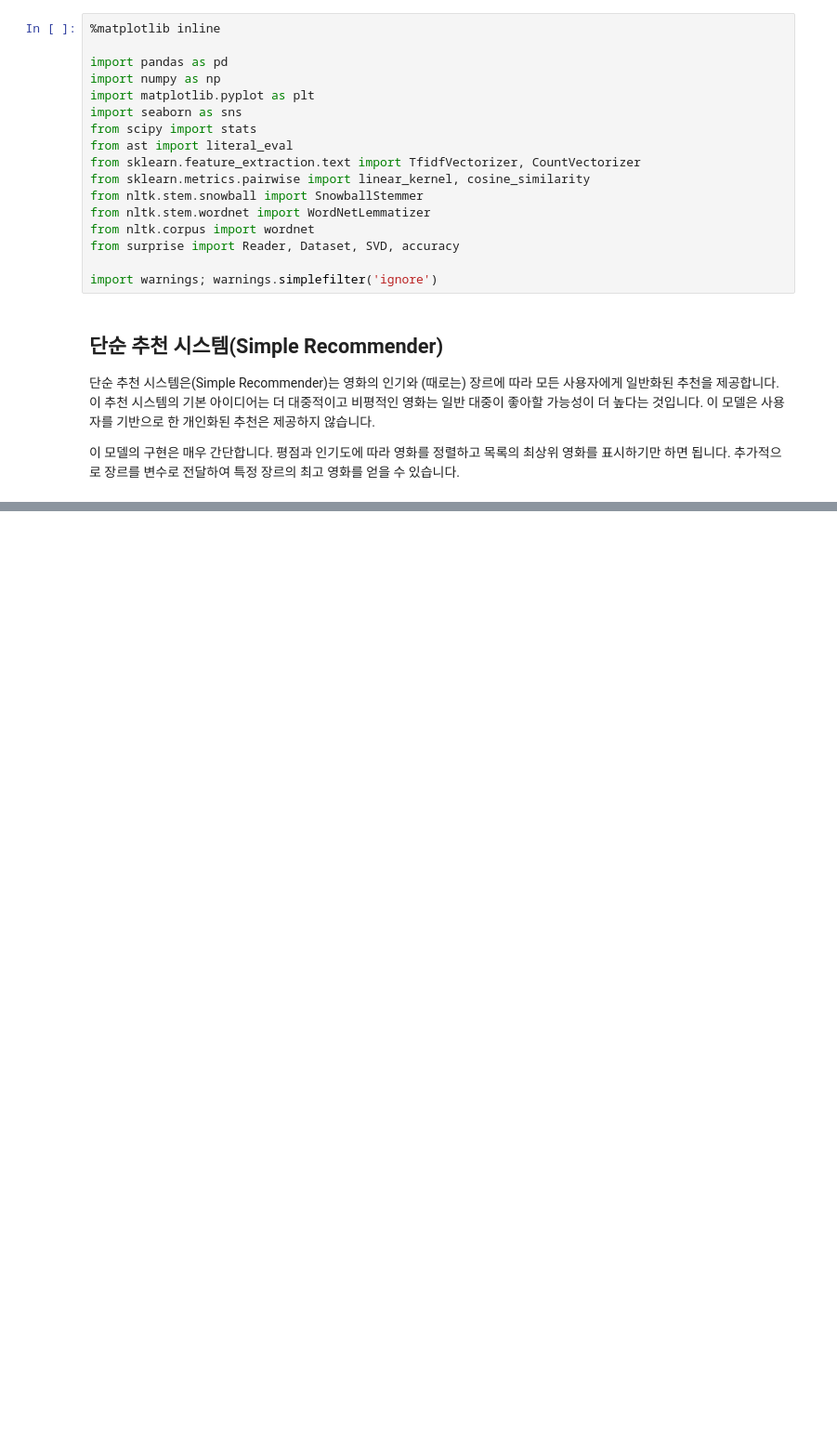
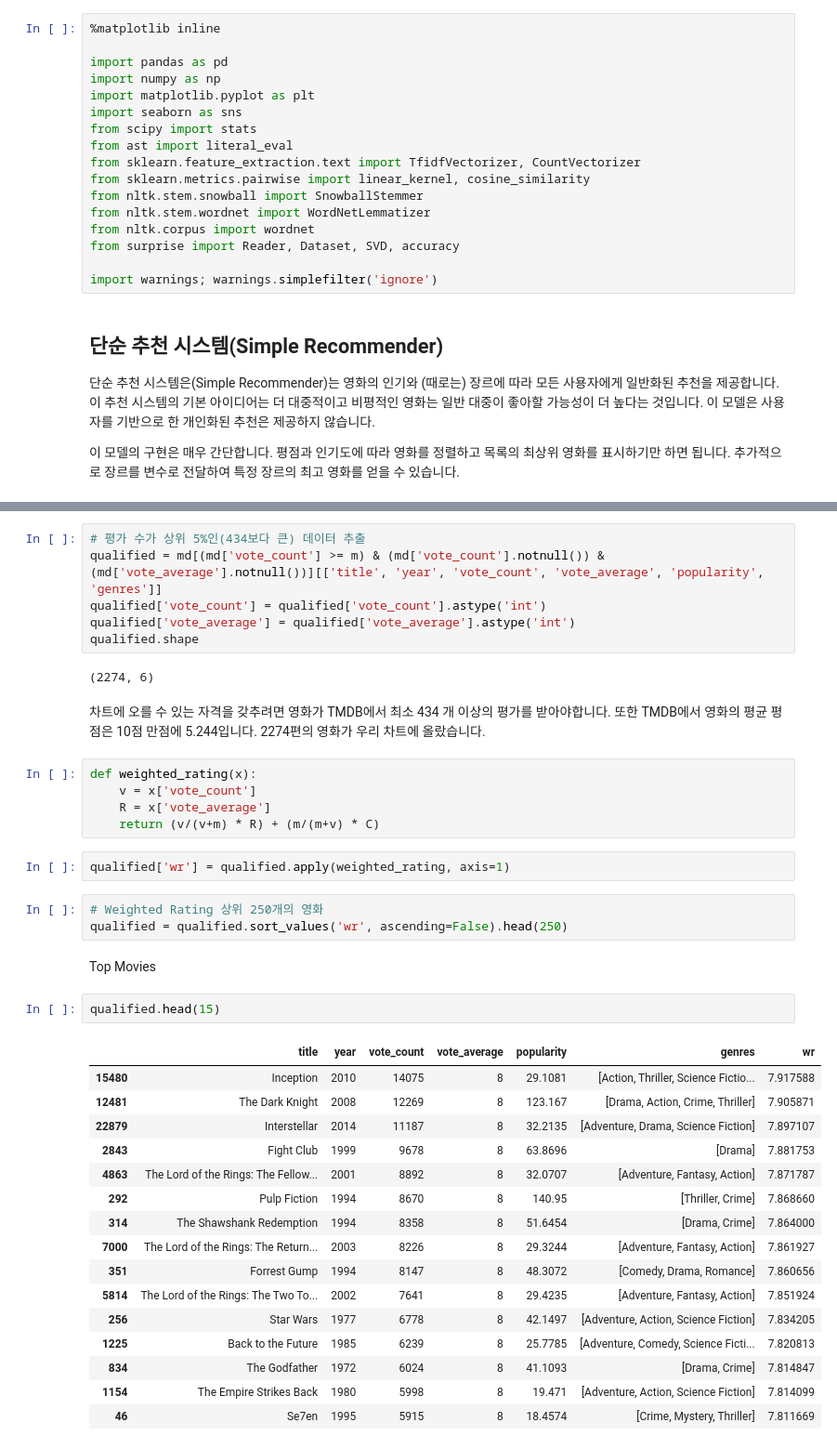
Before and after one commit to qkrwjdduf159/SD_academy, a Jupyter notebook: 머신러닝/텍스트 분석(Text analysis)/텍스트_분석.ipynb, the cells around one changed output, grey strips where cells are left out. Shown: that part at 93% size. Saved outputs shown, nothing was run; the diff lists cells and outputs as text; blank space fills up the shorter version.

```diff
--- a/머신러닝/텍스트 분석(Text analysis)/텍스트_분석.ipynb
+++ b/머신러닝/텍스트 분석(Text analysis)/텍스트_분석.ipynb
@@ -2199,0 +2444,41 @@ import warnings; warnings.simplefilter('ignore')
+# %%
+# 평가 수가 상위 5%인(434보다 큰) 데이터 추출
+qualified = md[(md['vote_count'] >= m) & (md['vote_count'].notnull()) & (md['vote_average'].notnull())][['title', 'year', 'vote_count', 'vote_average', 'popularity', 'genres']]
+qualified['vote_count'] = qualified['vote_count'].astype('int')
+qualified['vote_average'] = qualified['vote_average'].astype('int')
+qualified.shape
+# %% [output]
+(2274, 6)
+# %% [markdown]
+차트에 오를 수 있는 자격을 갖추려면 영화가 TMDB에서 최소 434 개 이상의 평가를 받아야합니다. 또한 TMDB에서 영화의 평균 평점은 10점 만점에 5.244입니다. 2274편의 영화가 우리 차트에 올랐습니다.
+# %%
+def weighted_rating(x):
+    v = x['vote_count']
+    R = x['vote_average']
+    return (v/(v+m) * R) + (m/(m+v) * C)
+# %%
+qualified['wr'] = qualified.apply(weighted_rating, axis=1)
+# %%
+# Weighted Rating 상위 250개의 영화
+qualified = qualified.sort_values('wr', ascending=False).head(250)
+# %% [markdown]
+Top Movies
+# %%
+qualified.head(15)
+# %% [output]
+|  | title | year | vote_count | vote_average | popularity | genres | wr |
+| 15480 | Inception | 2010 | 14075 | 8 | 29.1081 | [Action, Thriller, Science Fictio... | 7.917588 |
+| 12481 | The Dark Knight | 2008 | 12269 | 8 | 123.167 | [Drama, Action, Crime, Thriller] | 7.905871 |
+| 22879 | Interstellar | 2014 | 11187 | 8 | 32.2135 | [Adventure, Drama, Science Fiction] | 7.897107 |
+| 2843 | Fight Club | 1999 | 9678 | 8 | 63.8696 | [Drama] | 7.881753 |
+| 4863 | The Lord of the Rings: The Fellow... | 2001 | 8892 | 8 | 32.0707 | [Adventure, Fantasy, Action] | 7.871787 |
+| 292 | Pulp Fiction | 1994 | 8670 | 8 | 140.95 | [Thriller, Crime] | 7.868660 |
+| 314 | The Shawshank Redemption | 1994 | 8358 | 8 | 51.6454 | [Drama, Crime] | 7.864000 |
+| 7000 | The Lord of the Rings: The Return... | 2003 | 8226 | 8 | 29.3244 | [Adventure, Fantasy, Action] | 7.861927 |
+| 351 | Forrest Gump | 1994 | 8147 | 8 | 48.3072 | [Comedy, Drama, Romance] | 7.860656 |
+| 5814 | The Lord of the Rings: The Two To... | 2002 | 7641 | 8 | 29.4235 | [Adventure, Fantasy, Action] | 7.851924 |
+| 256 | Star Wars | 1977 | 6778 | 8 | 42.1497 | [Adventure, Action, Science Fiction] | 7.834205 |
+| 1225 | Back to the Future | 1985 | 6239 | 8 | 25.7785 | [Adventure, Comedy, Science Ficti... | 7.820813 |
+| 834 | The Godfather | 1972 | 6024 | 8 | 41.1093 | [Drama, Crime] | 7.814847 |
+| 1154 | The Empire Strikes Back | 1980 | 5998 | 8 | 19.471 | [Adventure, Action, Science Fiction] | 7.814099 |
+| 46 | Se7en | 1995 | 5915 | 8 | 18.4574 | [Crime, Mystery, Thriller] | 7.811669 |
```
Also changed, not shown: parts of 113 cells of this notebook.
